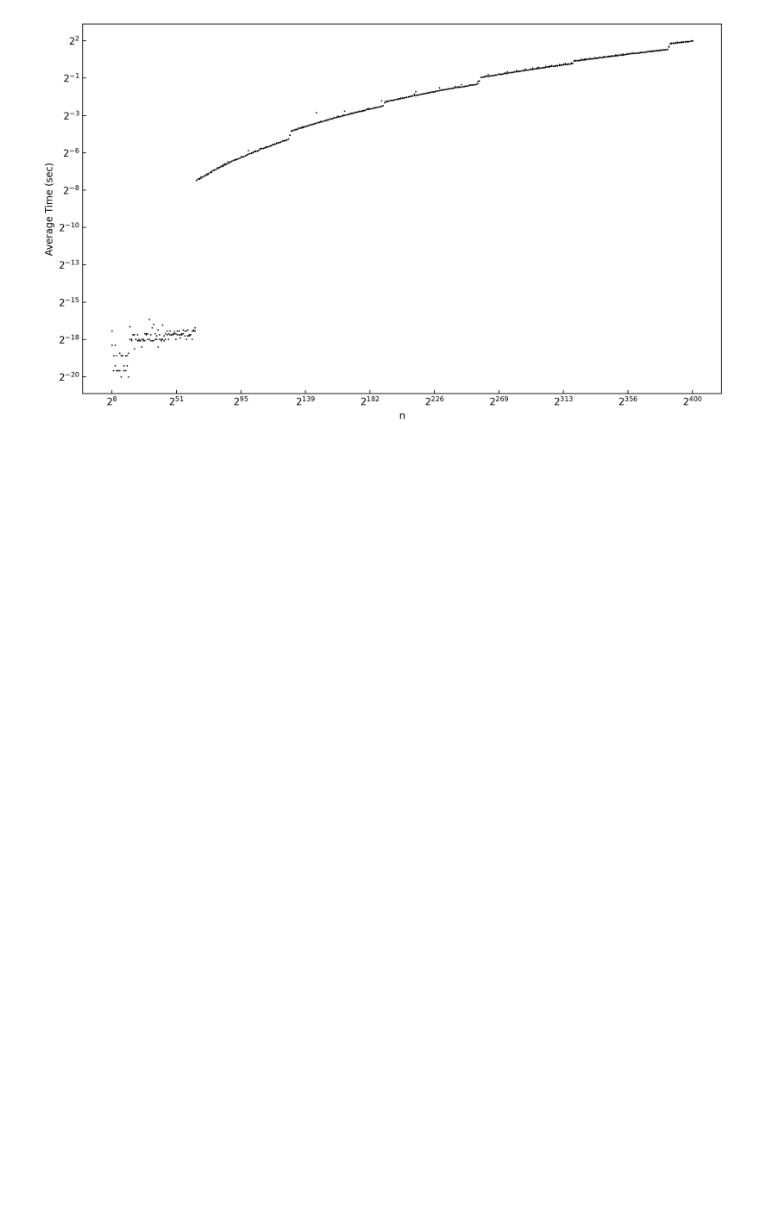
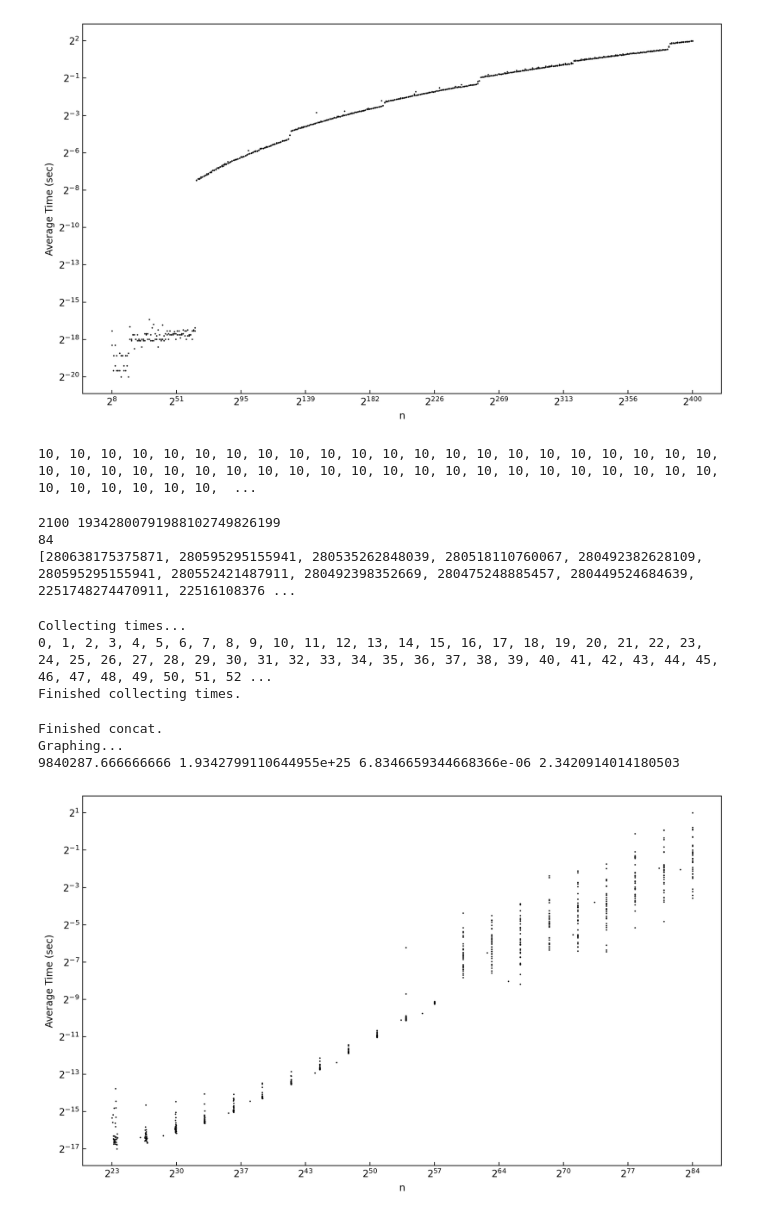
Before and after one commit to sumaddury/SmoothDLP, a Jupyter notebook: testNotebook.ipynb, the cells around one changed output. Cells and saved outputs as stored; diff of their text form; code cells hidden in the pictures; blank space fills up the shorter version.

Commit message:
Added factorization algorithm. Found complexity.

```diff
--- a/testNotebook.ipynb
+++ b/testNotebook.ipynb
@@ -60,9 +63,9 @@ print(t2-t1, p)
 # %%
-with open("large_prime_dataset.json", 'r') as f:
+with open("assets/large_prime_dataset.json", 'r') as f:
     raw = json.load(f)
 data =  {int(k): v for k, v in raw.items()}
 
-primes_64_bit = [(2**n - k) for n in range(8, 64) for k in data[n]]
+primes_64_bit = [(2**n - k) for n in range(8, 65) for k in data[n]]
 primes_256_bit = [(2**n - k) for n in range(8, 257) for k in data[n]]
 primes_400_bit = [(2**n - k) for n in range(8, 401) for k in data[n]]
 
@@ -114,3 +117,33 @@ Finished concat.
 Graphing...
 227 2582249878086908589655919172003011874329705792829223512830659356540647622016841194629645353280137831435903171972747492783 7.152557375267321e-07 3.7521910667419434
 [figure]
+# %%
+indexed_64_bit_primes = {}
+for b in range(8,65):
+    indexed_64_bit_primes[b] = [(2**b - k) for k in data[b]]
+    print(len(indexed_64_bit_primes[b]), end=', ')
+# %% [output]
+10, 10, 10, 10, 10, 10, 10, 10, 10, 10, 10, 10, 10, 10, 10, 10, 10, 10, 10, 10, 10, 10, 10, 10, 10, 10, 10, 10, 10, 10, 10, 10, 10, 10, 10, 10, 10, 10, 10, 10, 10, 10, 10, 10, 10, 10, 10, 10, 10, 10,  ...
+# %%
+tripleprimes = []
+for b in range(8,29):
+    count = 0
+    for i1, p1 in enumerate(indexed_64_bit_primes[b]):
+        if count >= 100:
+            break
+        for i2, p2 in enumerate(indexed_64_bit_primes[b][i1:]):
+            if count >= 100:
+                break
+            for i3, p3 in enumerate(indexed_64_bit_primes[b][i2:]):
+                if count >= 100:
+                    break
+                tripleprimes.append(p1*p2*p3)
+                count += 1
+
+print(len(tripleprimes), max(tripleprimes))
+print(max(tripleprimes).bit_length())
+print(tripleprimes[890:])
+# %% [output]
+2100 19342800791988102749826199
+84
+[280638175375871, 280595295155941, 280535262848039, 280518110760067, 280492382628109, 280595295155941, 280552421487911, 280492398352669, 280475248885457, 280449524684639, 2251748274470911, 22516108376 ...
@@ -116,0 +155,13 @@ Graphing...
+# %%
+times_sqf = primality_complexity(lambda n : factorize(n), 0, sorted(tripleprimes))
+# %% [output]
+Collecting times...
+0, 1, 2, 3, 4, 5, 6, 7, 8, 9, 10, 11, 12, 13, 14, 15, 16, 17, 18, 19, 20, 21, 22, 23, 24, 25, 26, 27, 28, 29, 30, 31, 32, 33, 34, 35, 36, 37, 38, 39, 40, 41, 42, 43, 44, 45, 46, 47, 48, 49, 50, 51, 52 ...
+Finished collecting times.
+# %%
+graph_complexity([(t+sys.float_info.epsilon) for t in times_sqf[0]], times_sqf[1], dpts=700, log=True)
+# %% [output]
+Finished concat.
+Graphing...
+9840287.666666666 1.9342799110644955e+25 6.8346659344668366e-06 2.3420914014180503
+[figure, added]
```
Also changed, not shown: parts of 4 cells of this notebook, 12 other files.
